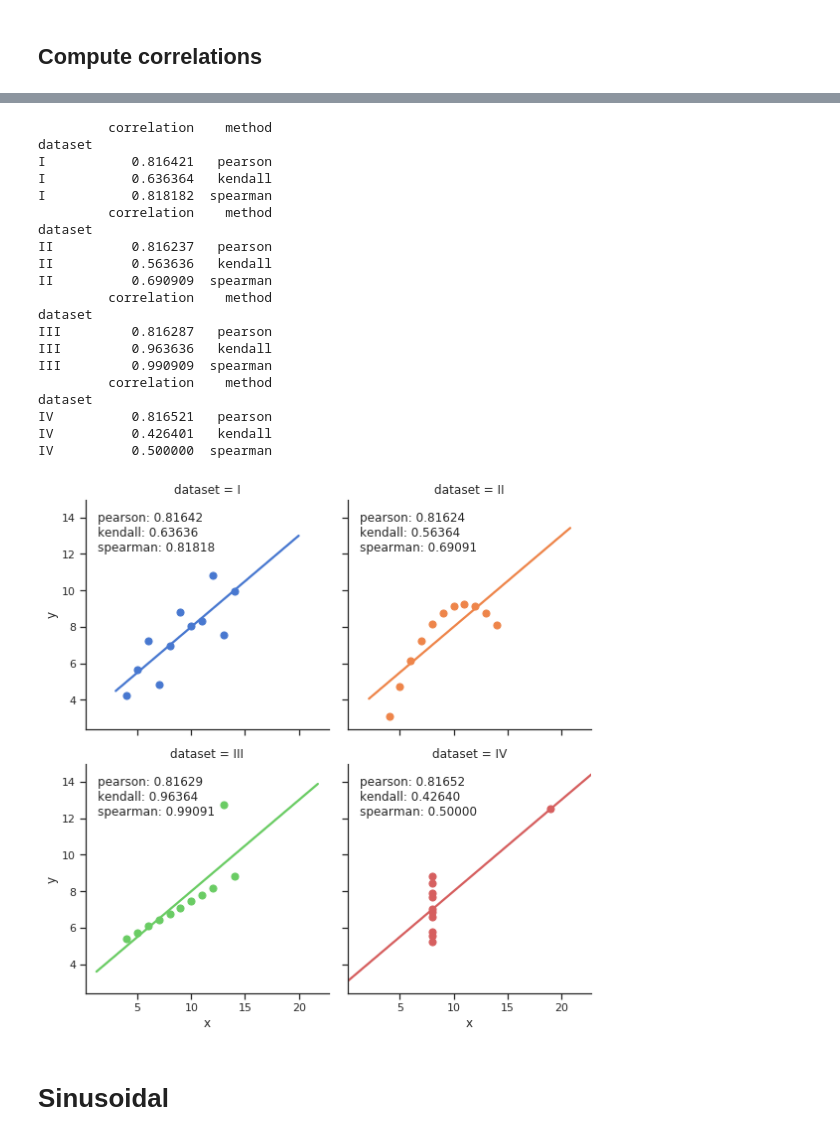
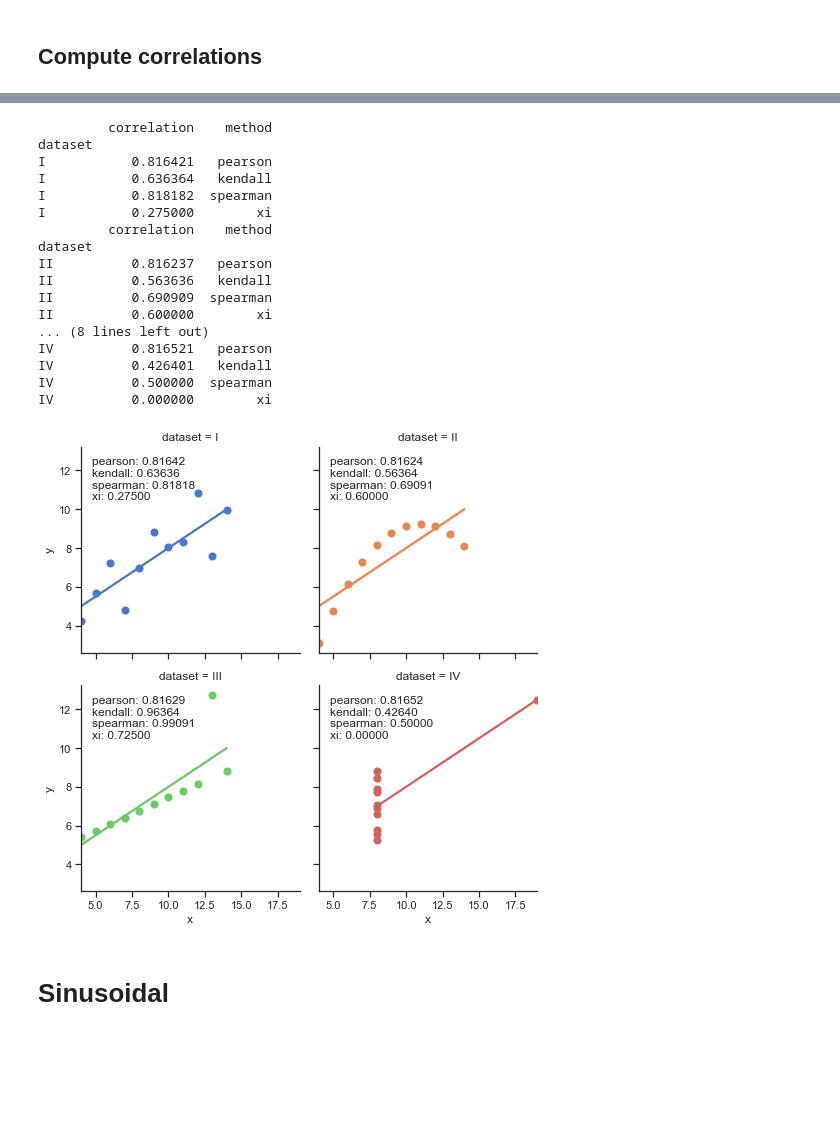
Before and after one commit to czbiohub-sf/xicor, a Jupyter notebook: notebooks/compare_correlation_metrics.ipynb, the cells around one changed output, grey strips where cells are left out. Saved outputs shown, nothing was run; the diff lists cells and outputs as text; code cells hidden in the pictures; blank space fills up the shorter version.

Commit message:
Add anscombe's quartet

```diff
--- a/notebooks/compare_correlation_metrics.ipynb
+++ b/notebooks/compare_correlation_metrics.ipynb
@@ -196,13 +149,17 @@ y_iv = [ 6.58  5.76  7.71  8.84  8.47  7.04  5.25 12.5   5.56  7.91  6.89]
 # %% [markdown]
 ## Compute correlations
 # %%
-methods = 'pearson', 'kendall', 'spearman'
+methods = 'pearson', 'kendall', 'spearman', 'xi'
 
 method_correlations = []
 
 for method in methods:
-    method_correlation = anscombes_quartet.groupby('dataset').apply(
-        lambda d: d['x'].corr(d['y'], method=method))
+    if method == 'xi':
+        method_correlation = anscombes_quartet.groupby('dataset').apply(
+            lambda d: Xi(d['x'].values, d['y'].values).correlation)
+    else:
+        method_correlation = anscombes_quartet.groupby('dataset').apply(
+            lambda d: d['x'].corr(d['y'], method=method))
     method_correlation.name = 'correlation'
     method_correlation = method_correlation.to_frame()
     method_correlation['method'] = method
@@ -227,37 +188,36 @@ anscombe_correlations
 # %%
 # Show the results of a linear regression within each dataset
 g = sns.lmplot(x="x", y="y", col="dataset", hue="dataset", data=anscombes_quartet,
-           col_wrap=2, ci=None, palette="muted", height=4,
+           col_wrap=2, ci=None, palette="muted", height=3.5,
            scatter_kws={"s": 50, "alpha": 1})
 for ax, (dataset, df) in zip(g.axes.flat, anscombe_correlations.groupby('dataset')):
     print(df)
     series = df.set_index('method')['correlation']
     text = '\n'.join([f'{method}: {corr:.5f}' for method, corr in series.items()])
 
     ax.text(0.05, .95, text, verticalalignment='top', horizontalalignment='left',
             transform=ax.transAxes)
+g.savefig('../paper/anscombes_quartet_correlations.svg')
+g.savefig('../paper/anscombes_quartet_correlations.png')
 # %% [output]
          correlation    method
 dataset
 I           0.816421   pearson
 I           0.636364   kendall
 I           0.818182  spearman
+I           0.275000        xi
          correlation    method
 dataset
 II          0.816237   pearson
 II          0.563636   kendall
 II          0.690909  spearman
-         correlation    method
-dataset
-III         0.816287   pearson
-III         0.963636   kendall
-III         0.990909  spearman
-         correlation    method
-dataset
+II          0.600000        xi
+... (8 lines left out)
 IV          0.816521   pearson
 IV          0.426401   kendall
 IV          0.500000  spearman
+IV          0.000000        xi
-[figure, old version]
+[figure, new version]
 # %% [markdown]
 # Sinusoidal
 # %%
```
Also changed, not shown: parts of 12 cells of this notebook, 3 other files.
